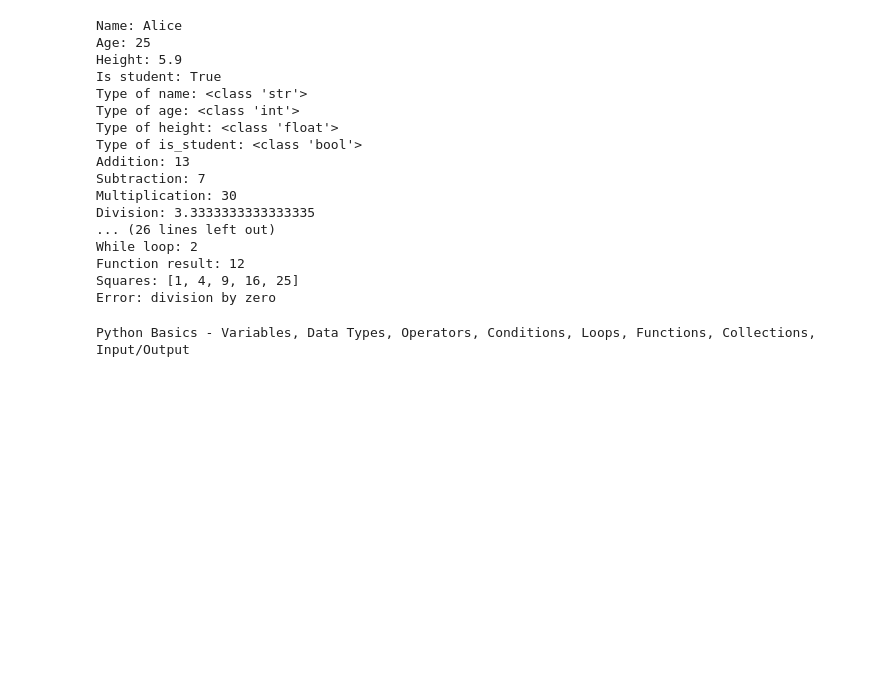
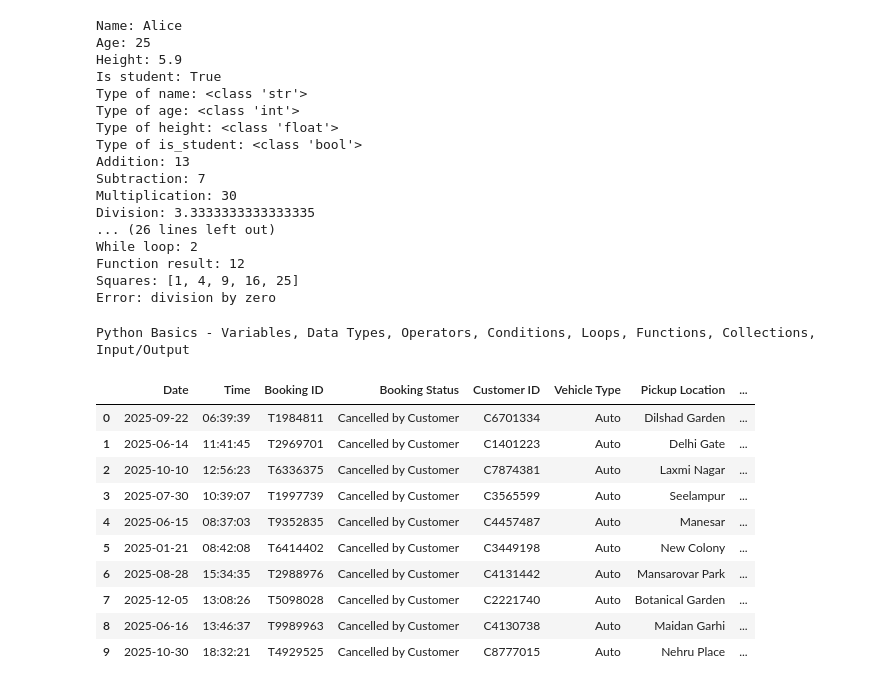
Before and after one commit to JeetKumarSingh07/Final-Python-And-Libraries, a Jupyter notebook: Foundation_of_datain5th_sem.ipynb/basic.ipynb, the cells around one changed output. Saved outputs shown, nothing was run; the diff lists cells and outputs as text; code cells hidden in the pictures; blank space fills up the shorter version.

```diff
--- a/Foundation_of_datain5th_sem.ipynb/basic.ipynb
+++ b/Foundation_of_datain5th_sem.ipynb/basic.ipynb
@@ -115,0 +118,21 @@ Python Basics - Variables, Data Types, Operators, Conditions, Loops, Functions,
+# %%
+import pandas as pd
+from pathlib import Path
+
+file_path = Path("uber.xlsx")
+df = pd.read_excel(file_path)
+
+top_10_rows = df.head(10)
+top_10_rows
+# %% [output]
+|  | Date | Time | Booking ID | Booking Status | Customer ID | Vehicle Type | Pickup Location | ... |
+| 0 | 2025-09-22 | 06:39:39 | T1984811 | Cancelled by Customer | C6701334 | Auto | Dilshad Garden | ... |
+| 1 | 2025-06-14 | 11:41:45 | T2969701 | Cancelled by Customer | C1401223 | Auto | Delhi Gate | ... |
+| 2 | 2025-10-10 | 12:56:23 | T6336375 | Cancelled by Customer | C7874381 | Auto | Laxmi Nagar | ... |
+| 3 | 2025-07-30 | 10:39:07 | T1997739 | Cancelled by Customer | C3565599 | Auto | Seelampur | ... |
+| 4 | 2025-06-15 | 08:37:03 | T9352835 | Cancelled by Customer | C4457487 | Auto | Manesar | ... |
+| 5 | 2025-01-21 | 08:42:08 | T6414402 | Cancelled by Customer | C3449198 | Auto | New Colony | ... |
+| 6 | 2025-08-28 | 15:34:35 | T2988976 | Cancelled by Customer | C4131442 | Auto | Mansarovar Park | ... |
+| 7 | 2025-12-05 | 13:08:26 | T5098028 | Cancelled by Customer | C2221740 | Auto | Botanical Garden | ... |
+| 8 | 2025-06-16 | 13:46:37 | T9989963 | Cancelled by Customer | C4130738 | Auto | Maidan Garhi | ... |
+| 9 | 2025-10-30 | 18:32:21 | T4929525 | Cancelled by Customer | C8777015 | Auto | Nehru Place | ... |
```
Also changed, not shown: parts of 4 cells of this notebook, 31 other files.
